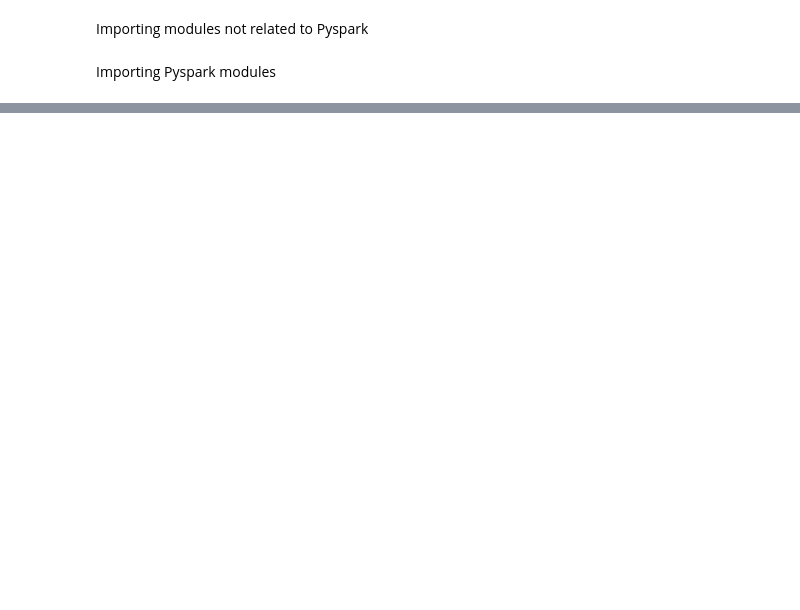
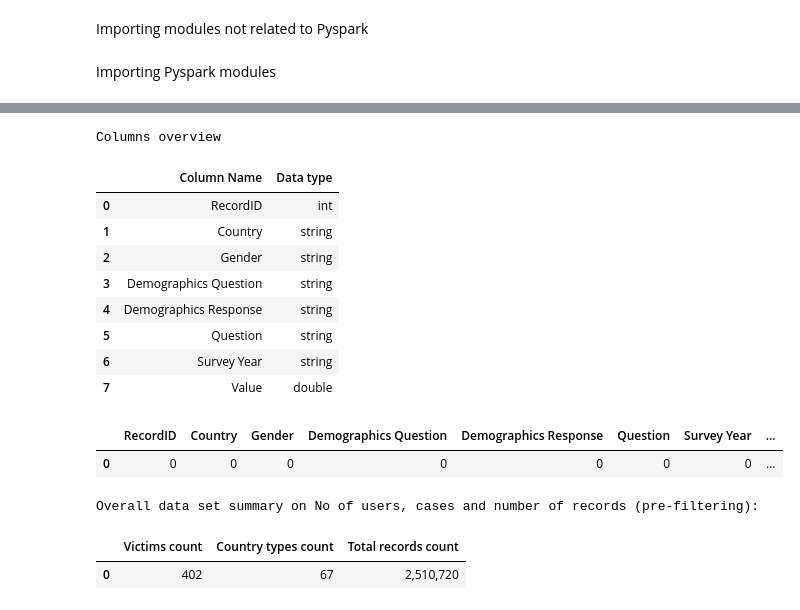
Before and after one commit to Sypher003/BDA-mini-project, a Jupyter notebook: bdamp.ipynb, the cells around one changed output, grey strips where cells are left out. Cells and saved outputs as stored; diff of their text form; code cells hidden in the pictures; blank space fills up the shorter version.

```diff
--- a/bdamp.ipynb
+++ b/bdamp.ipynb
@@ -48,0 +86,59 @@ from pyspark.sql.types import *
+# %%
+print('Columns overview')
+pd.DataFrame(df.dtypes, columns = ['Column Name','Data type'])
+# %% [output]
+Columns overview
+|  | Column Name | Data type |
+| 0 | RecordID | int |
+| 1 | Country | string |
+| 2 | Gender | string |
+| 3 | Demographics Question | string |
+| 4 | Demographics Response | string |
+| 5 | Question | string |
+| 6 | Survey Year | string |
+| 7 | Value | double |
+# %%
+string_columns = ['Country', 'Gender', 'Demographics Question', 'Demographics Response', 'Question', 'Survey Year']
+numeric_columns = ['RecordID','Value']
+missing_values = {}
+for index, column in enumerate(df.columns):
+    if column in string_columns:
+        missing_count = df.filter(col(column).eqNullSafe(None) | col(column).isNull()).count()
+        missing_values.update({column:missing_count})
+    if column in numeric_columns:
+        missing_count = df.where(col(column).isin([0,None,np.nan])).count()
+        missing_values.update({column:missing_count})
+missing_df = pd.DataFrame.from_dict([missing_values])
+missing_df
+# %% [output]
+|  | RecordID | Country | Gender | Demographics Question | Demographics Response | Question | Survey Year | ... |
+| 0 | 0 | 0 | 0 | 0 | 0 | 0 | 0 | ... |
+# %%
+df = df.withColumn('ViolenceRecordCount',col('RecordID'))
+
+def Violence_record_summarize(df):
+    victims_count = format(df.select('RecordID').distinct().count(), ',d')
+    country_count = str(df.select('Country').distinct().count())
+    sum_temp = df.agg(functions.sum('ViolenceRecordCount')).toPandas()
+    total_records_count = format(sum_temp['sum(ViolenceRecordCount)'][0],',d')
+    columns=['Victims count', 'Country types count', 'Total records count']
+    data = [[victims_count], [country_count], [total_records_count]]
+    sum_dict = {column: data[i] for i, column in enumerate(columns)}
+    sum_df = pd.DataFrame.from_dict(sum_dict)[columns]
+    gender_user_count = df.select('Gender','RecordId').distinct().groupBy('Gender').count().toPandas()
+    gender_activities_count = df.groupBy('Gender').count().toPandas()
+    gender_user_activity_count = gender_user_count.join(
+        gender_activities_count.set_index('Gender'), on='Gender'
+        , how='inner', lsuffix='_gu'
+    )
+    gender_user_activity_count.columns = ['Gender', 'No. of users', 'Violence Record count']
+
+    return sum_df, gender_user_activity_count
+
+sum_dfs= Violence_record_summarize(df)
+print('\nOverall data set summary on No of users, cases and number of records (pre-filtering):')
+sum_dfs[0]
+# %% [output]
+Overall data set summary on No of users, cases and number of records (pre-filtering):
+|  | Victims count | Country types count | Total records count |
+| 0 | 402 | 67 | 2,510,720 |
```
Also changed, not shown: parts of 5 cells of this notebook.
